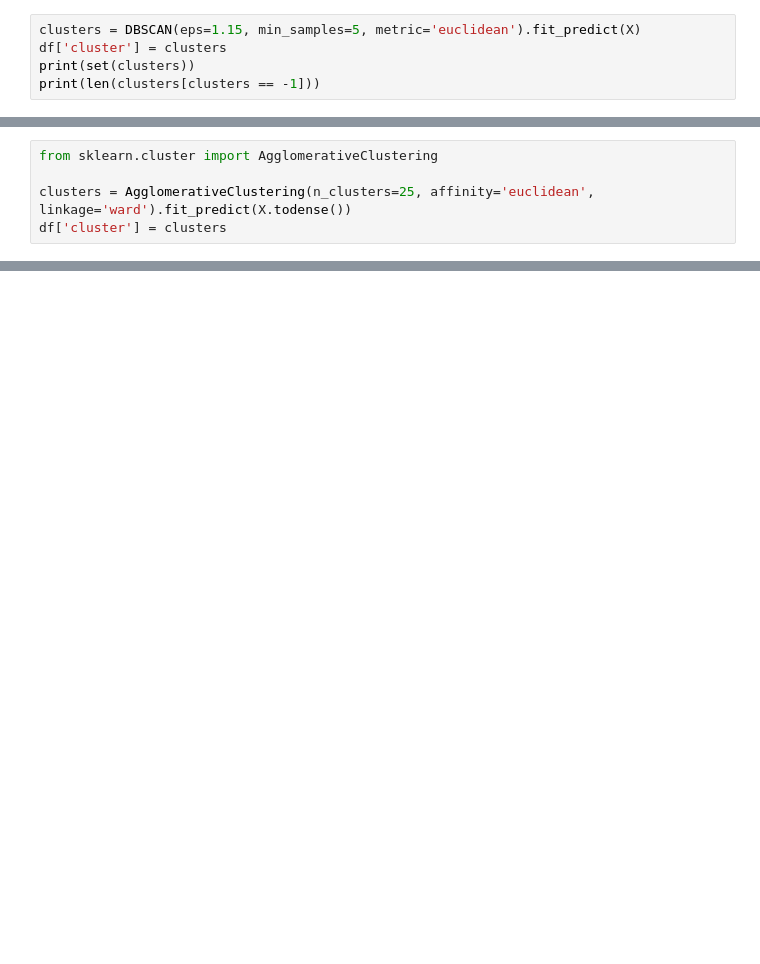
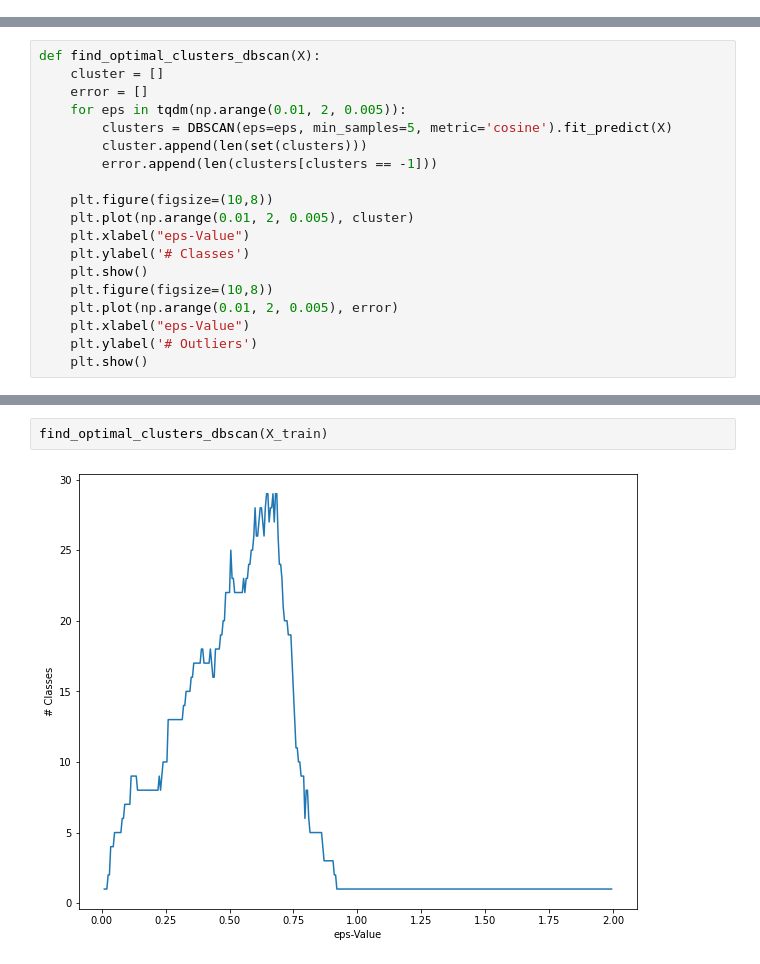
Before and after one commit to MerlinKoehler/MailClassification, a Jupyter notebook: Prototyping/Clustering.ipynb, the cells around one changed output, grey strips where cells are left out. Cells and saved outputs as stored; diff of their text form; blank space fills up the shorter version.

```diff
--- a/Prototyping/Clustering.ipynb
+++ b/Prototyping/Clustering.ipynb
@@ -160,5 +0,0 @@ find_optimal_clusters_dbscan(X)
-# %%
-clusters = DBSCAN(eps=1.15, min_samples=5, metric='euclidean').fit_predict(X)
-df['cluster'] = clusters
-print(set(clusters))
-print(len(clusters[clusters == -1]))
@@ -184,5 +0,0 @@ df[df.cluster == 25]
-# %%
-from sklearn.cluster import AgglomerativeClustering
-
-clusters = AgglomerativeClustering(n_clusters=25, affinity='euclidean', linkage='ward').fit_predict(X.todense())
-df['cluster'] = clusters
@@ -212,0 +203,19 @@ df[df.cluster == 7]
+# %%
+def find_optimal_clusters_dbscan(X):
+    cluster = []
+    error = []
+    for eps in tqdm(np.arange(0.01, 2, 0.005)):
+        clusters = DBSCAN(eps=eps, min_samples=5, metric='cosine').fit_predict(X)
+        cluster.append(len(set(clusters)))
+        error.append(len(clusters[clusters == -1]))
+
+    plt.figure(figsize=(10,8))
+    plt.plot(np.arange(0.01, 2, 0.005), cluster)
+    plt.xlabel("eps-Value")
+    plt.ylabel('# Classes')
+    plt.show()
+    plt.figure(figsize=(10,8))
+    plt.plot(np.arange(0.01, 2, 0.005), error)
+    plt.xlabel("eps-Value")
+    plt.ylabel('# Outliers')
+    plt.show()
@@ -212,0 +279,4 @@ df[df.cluster == 7]
+# %%
+find_optimal_clusters_dbscan(X_train)
+# %% [output]
+[figure, added]
```
Also changed, not shown: parts of 45 cells of this notebook, 3 other files.
